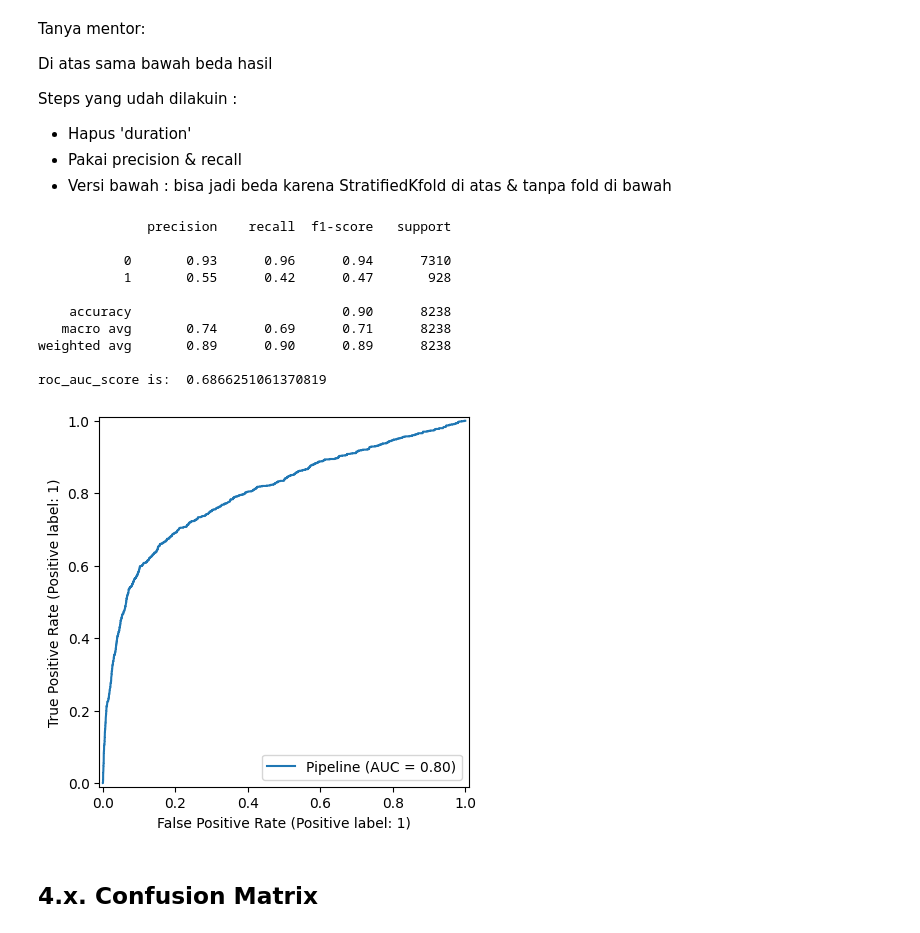
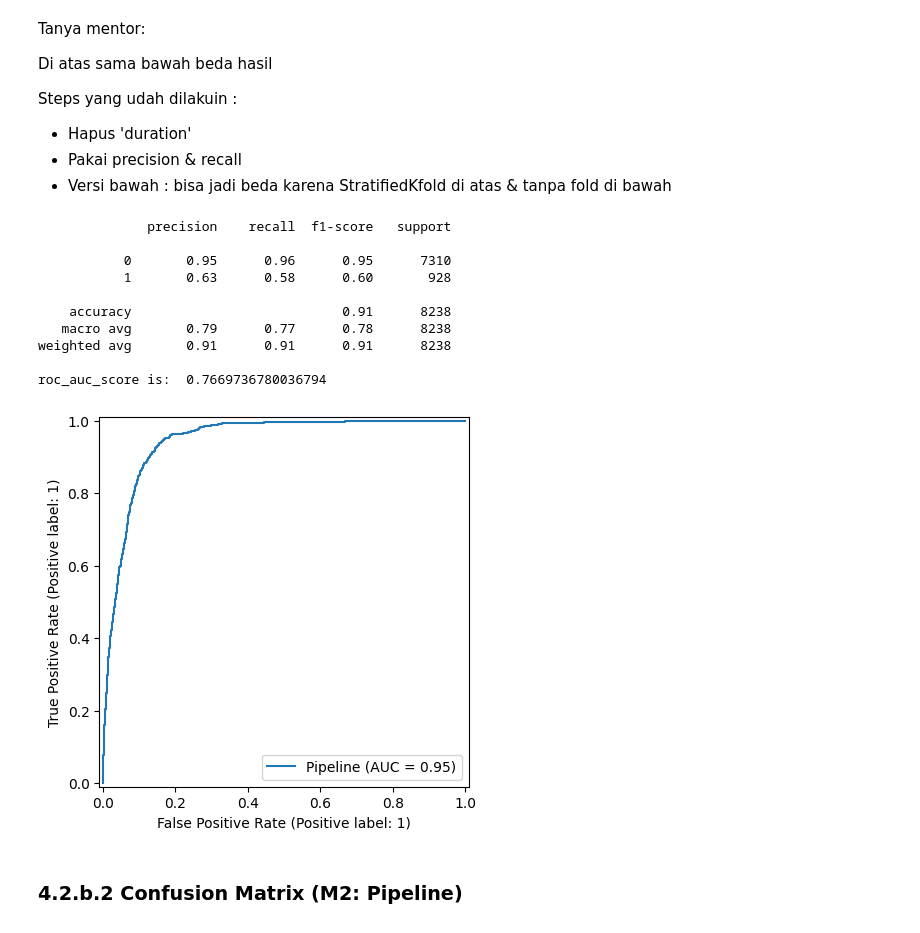
Before and after one commit to nikkoschy/jcdsol_enigma_finpro, a Jupyter notebook: finpro_enigma_bank_case_withcampaign_and_duration.ipynb, the cells around one changed output. Cells and saved outputs as stored; diff of their text form; code cells hidden in the pictures.

```diff
--- a/finpro_enigma_bank_case_withcampaign_and_duration.ipynb
+++ b/finpro_enigma_bank_case_withcampaign_and_duration.ipynb
@@ -775,0 +710,27 @@ df_modelresult_s_upsampled.sort_values(['precision', 'recall'], ascending=False)
+# %%
+# Model WITH Upsampling (+ Standard Scaler)
+
+dct_models = {}
+dct_upd = {}
+dct_keys = ['model', 'accuracy','precision', 'recall', 'f1']
+dct_result = []
+dct = []
+
+for m in models:
+    dct_result.insert(len(dct_result), f'{m.__class__.__name__}')
+    m.fit(X_train_s_scaledupsampled, y_train_s_scaledupsampled)
+
+    for s in scoring_list:
+        model_cv = cross_val_score(
+            m,
+            X_train_s_scaledupsampled,
+            y_train_s_scaledupsampled,
+            cv = StratifiedKFold(5),
+            scoring = s
+            )
+        dct_result.insert(len(dct_result), f'{round(model_cv.mean(),3)}')
+
+    dct.insert(len(dct), dct_result)
+    dct_result=[]
+
+df_modelresult_s_upsampled_alt = pd.DataFrame(dct, columns=['model', 'accuracy','precision', 'recall', 'f1', 'roc_auc_score'])
@@ -888,35 +980,35 @@ Steps yang udah dilakuin :
 # %%
 pipe = impipeline([
     ('scaler', StandardScaler()),
     ('smote', SMOTE(sampling_strategy=1, random_state=1)),
-    # ('classifier', XGBClassifier())
+    ('classifier', XGBClassifier())
     # ('classifier', RandomForestClassifier())
-    ('classifier', GradientBoostingClassifier())
+    # ('classifier', GradientBoostingClassifier())
     ])
 
 pipe.fit(X_train, y_train)
 
 train_pred = pipe.predict(X_train)
 y_pred = pipe.predict(X_test)
 
 print(classification_report(y_test, y_pred))
 
 metrics.RocCurveDisplay.from_estimator(pipe, X_test, y_test)
 print('roc_auc_score is: ', roc_auc_score(y_test, y_pred))
 # %% [output]
               precision    recall  f1-score   support
 
-           0       0.93      0.96      0.94      7310
-           1       0.55      0.42      0.47       928
+           0       0.95      0.96      0.95      7310
+           1       0.63      0.58      0.60       928
 
-    accuracy                           0.90      8238
-   macro avg       0.74      0.69      0.71      8238
-weighted avg       0.89      0.90      0.89      8238
+    accuracy                           0.91      8238
+   macro avg       0.79      0.77      0.78      8238
+weighted avg       0.91      0.91      0.91      8238
 
-roc_auc_score is:  0.6866251061370819
+roc_auc_score is:  0.7669736780036794
-[figure, old version]
+[figure, new version]
 # %% [markdown]
-## 4.x. Confusion Matrix
+### 4.2.b.2 Confusion Matrix (M2: Pipeline)
 # %%
 y_pred = pipe.predict(X_test)
 
```
Also changed, not shown: parts of 42 cells of this notebook, 1 other file.
